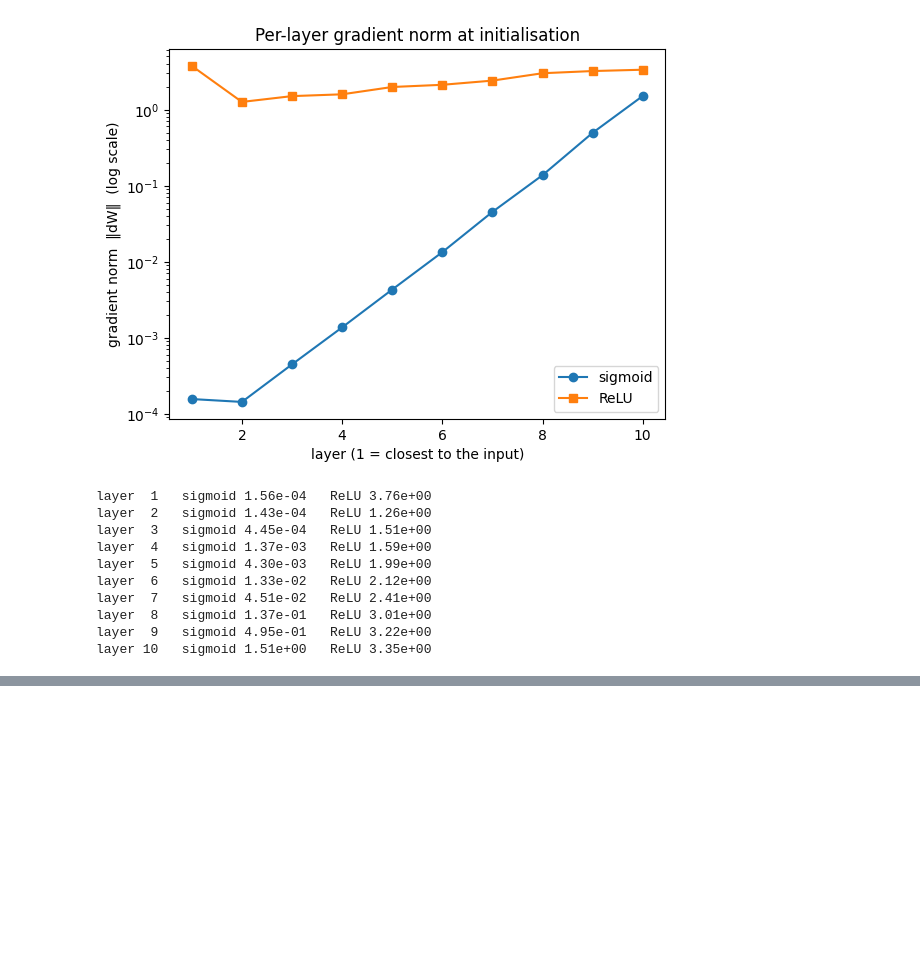
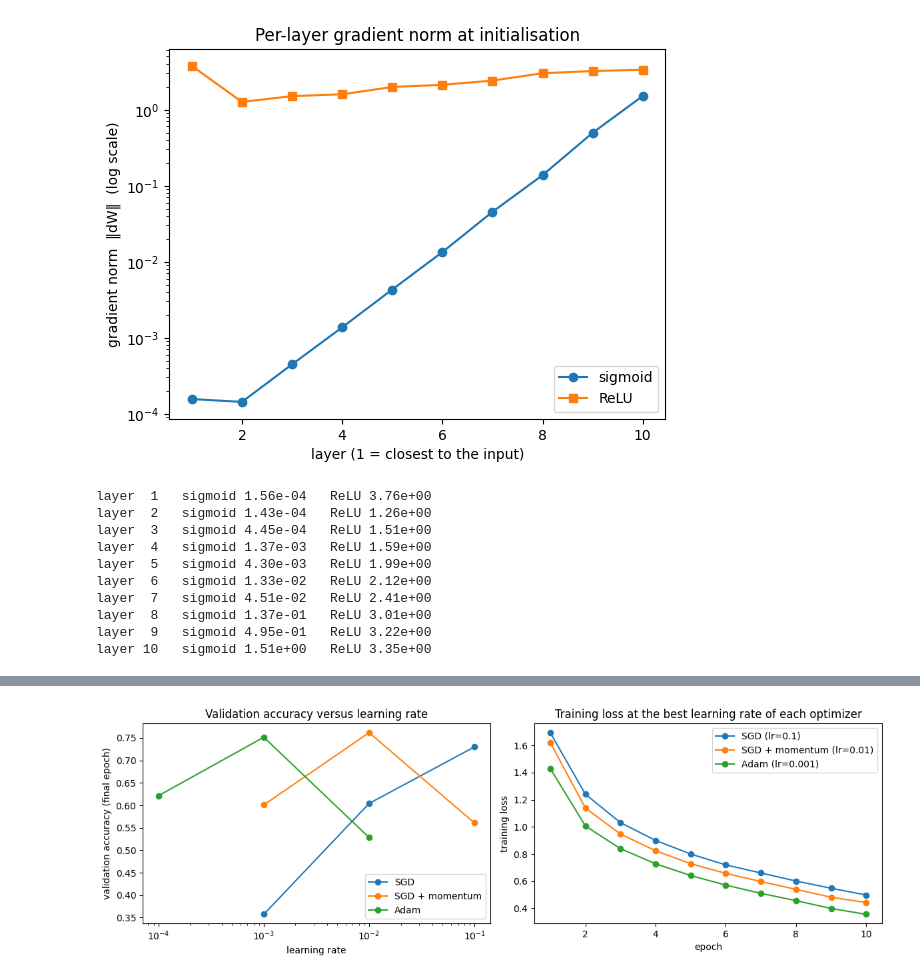
Before and after one commit to john-praveen/EN4554-Assignment-2, a Jupyter notebook: EN4554_A2_CNN.ipynb, the cells around one changed output, grey strips where cells are left out. Drawn from its saved outputs; the diff is of its cells as text; code cells hidden in the pictures; blank space fills up the shorter version.

```diff
--- a/EN4554_A2_CNN.ipynb
+++ b/EN4554_A2_CNN.ipynb
@@ -46,10 +46,11 @@ plain_text/train-00000-of-00001.parquet: downloading bytes:           |  0.00B
 plain_text/test-00000-of-00001.parquet: downloading bytes:           |  0.00B
 torch.Size([45000, 3, 32, 32]) torch.Size([5000, 3, 32, 32])
 # %%
-def accuracy(model, X, y):
+def accuracy(model, X, y, bs=1000):
     model.eval()
     with torch.no_grad():
-        return (model(X).argmax(1) == y).float().mean().item()
+        correct = sum((model(X[i:i + bs]).argmax(1) == y[i:i + bs]).sum().item() for i in range(0, len(X), bs))
+    return correct / len(X)
 # %% [markdown]
 **Notes.** The data is kept on the GPU as plain tensors, so no `DataLoader` is needed. The mean and std come from the 45k training images only, so nothing leaks from validation or test. The test set is left untouched until Task 4.
 # %% [markdown]
@@ -257,0 +459,12 @@ layer 10   sigmoid 1.51e+00   ReLU 3.35e+00
+# %%
+configs = {
+    'SGD':            (lambda ps, lr: MySGD(ps, lr=lr),                [0.001, 0.01, 0.1]),
+    'SGD + momentum': (lambda ps, lr: MySGD(ps, lr=lr, momentum=0.9),  [0.001, 0.01, 0.1]),
+    'Adam':           (lambda ps, lr: MyAdam(ps, lr=lr),               [1e-4, 1e-3, 1e-2]),
+}
+results = {}
+for name, (make, lrs) in configs.items():
+    for lr in lrs:
+        results[(name, lr)] = train_cnn(lambda ps: make(ps, lr))
+        tl, va = results[(name, lr)]
+        print(f'{name:15s} lr={lr:<7g} final train loss {tl[-1]:.3f}   final val acc {va[-1]:.4f}')
@@ -257,0 +481,17 @@ layer 10   sigmoid 1.51e+00   ReLU 3.35e+00
+# %%
+fig, ax = plt.subplots(1, 2, figsize=(12, 4))
+best = {}
+for name, (make, lrs) in configs.items():
+    accs = [results[(name, lr)][1][-1] for lr in lrs]
+    ax[0].plot(lrs, accs, marker='o', label=name)
+    best[name] = lrs[int(np.argmax(accs))]
+ax[0].set(xscale='log', xlabel='learning rate', ylabel='validation accuracy (final epoch)', title='Validation accuracy versus learning rate')
+ax[0].legend()
+for name, lr in best.items():
+    tl = results[(name, lr)][0]
+    ax[1].plot(range(1, len(tl) + 1), tl, marker='o', label=f'{name} (lr={lr:g})')
+ax[1].set(xlabel='epoch', ylabel='training loss', title='Training loss at the best learning rate of each optimizer')
+ax[1].legend()
+plt.tight_layout(); plt.show()
+# %% [output]
+[figure, added]
```
Also changed, not shown: parts of 11 cells of this notebook.
